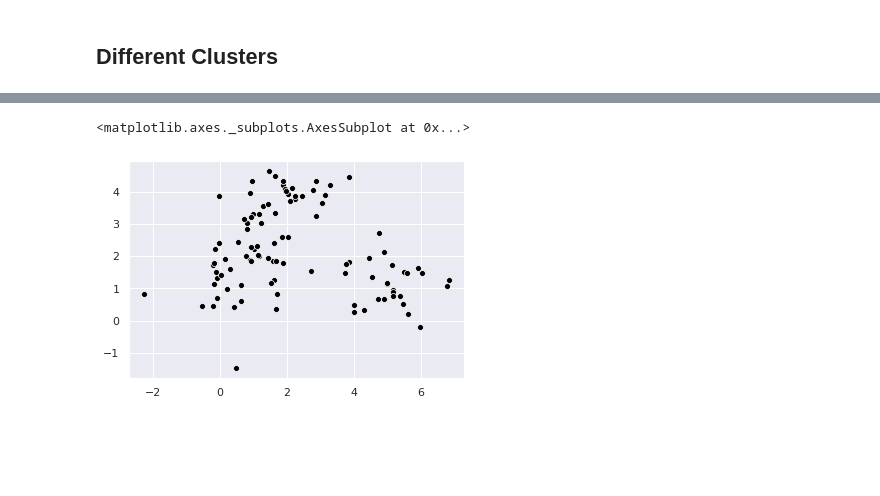
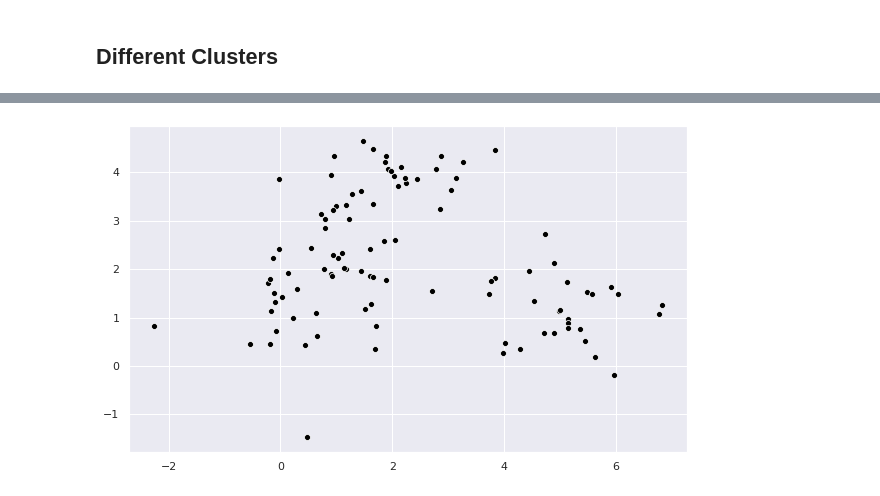
Before and after one commit to aravrs/MLfromScratch, a Jupyter notebook: Clustering/EM-Maximization Gaussian-Mixture/Expectation_Maximization_Gaussian_Mixture_from_Scratch.ipynb, the cells around one changed output, grey strips where cells are left out. Cells and saved outputs as stored; diff of their text form; code cells hidden in the pictures; blank space fills up the shorter version.

```diff
--- a/Clustering/EM-Maximization Gaussian-Mixture/Expectation_Maximization_Gaussian_Mixture_from_Scratch.ipynb
+++ b/Clustering/EM-Maximization Gaussian-Mixture/Expectation_Maximization_Gaussian_Mixture_from_Scratch.ipynb
@@ -265,10 +265,10 @@ Iteration: 75
 Iteration: 77
 # %%
 d = np.vstack(data)
-sns.scatterplot(d[:,0], d[:,1], color='black')
+plt.figure(figsize=(10,6))
+sns.scatterplot(d[:,0], d[:,1], color='black');
 # %% [output]
-<matplotlib.axes._subplots.AxesSubplot at 0x...>
-[figure, old version]
+[figure, new version]
 # %%
 # Parameters after initialization
 plot_contours(data, initial_means, initial_covs, 'Initial Clusters')
```
Also changed, not shown: parts of 8 cells of this notebook, 3 other files.
